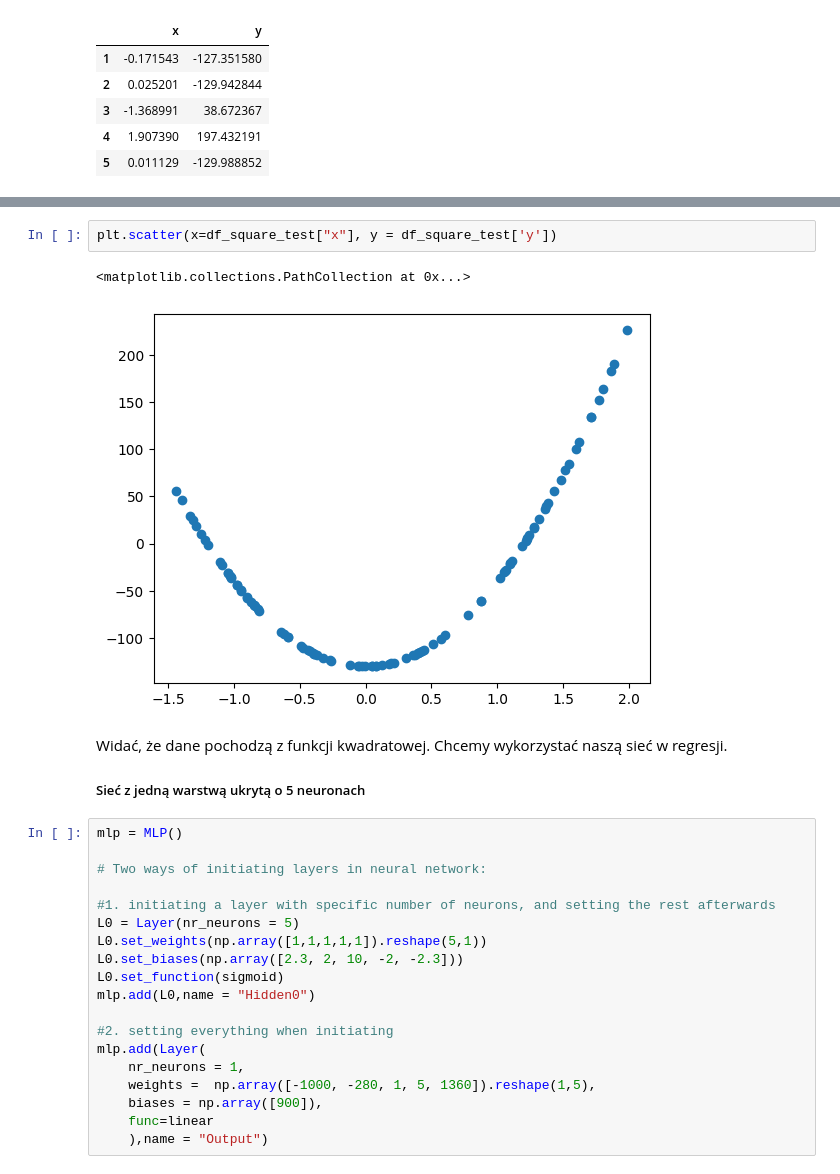
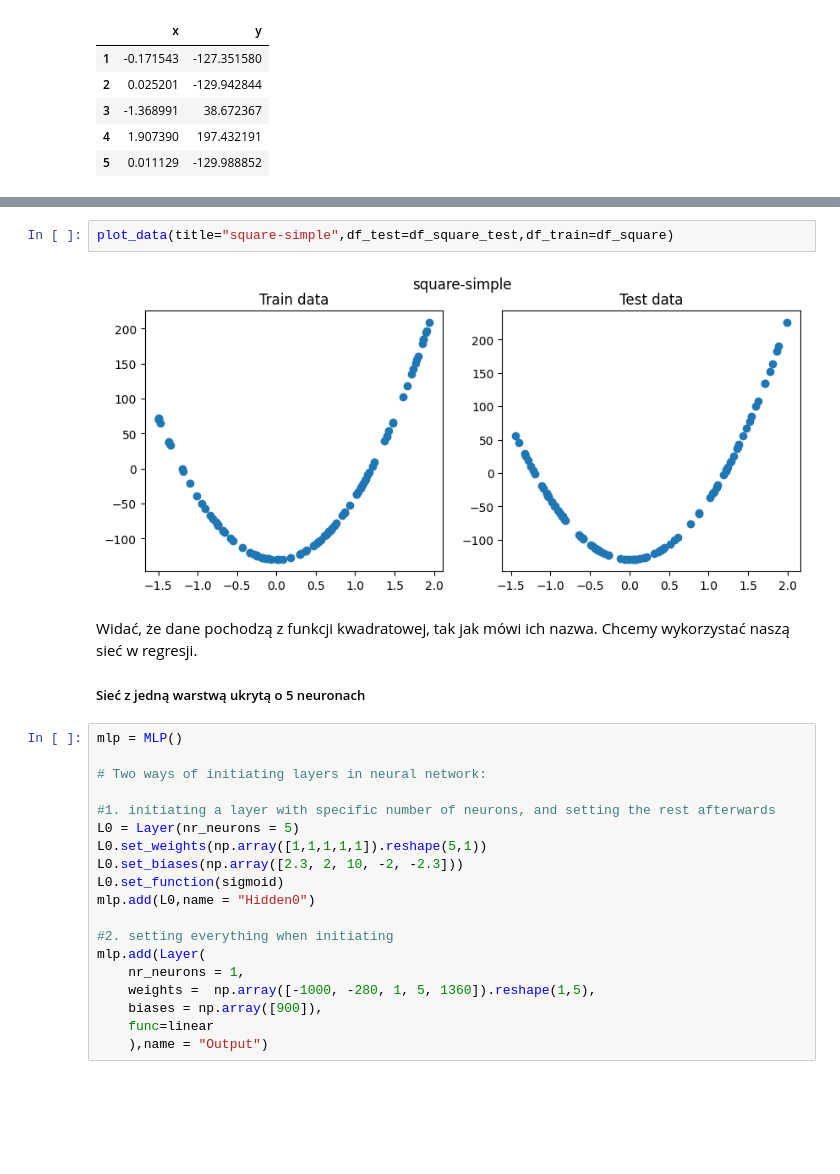
Before and after one commit to skowronskid/Computational-Analysis-Methods, a Jupyter notebook: main.ipynb, the cells around one changed output, grey strips where cells are left out. Cells and saved outputs as stored; diff of their text form; blank space fills up the shorter version.

```diff
--- a/main.ipynb
+++ b/main.ipynb
@@ -77,10 +73,9 @@ plt.scatter(x=df_square["x"], y = df_square['y'])
-# %%
-plt.scatter(x=df_square_test["x"], y = df_square_test['y'])
-# %% [output]
-<matplotlib.collections.PathCollection at 0x...>
-[figure, removed]
+# %%
+plot_data(title="square-simple",df_test=df_square_test,df_train=df_square)
+# %% [output]
+[figure, added]
 # %% [markdown]
-Widać, że dane pochodzą z funkcji kwadratowej. Chcemy wykorzystać naszą sieć w regresji.
+Widać, że dane pochodzą z funkcji kwadratowej, tak jak mówi ich nazwa. Chcemy wykorzystać naszą sieć w regresji.
 
 ##### Sieć z jedną warstwą ukrytą o 5 neuronach
 # %%
```
Also changed, not shown: parts of 33 cells of this notebook, 1 other file.
